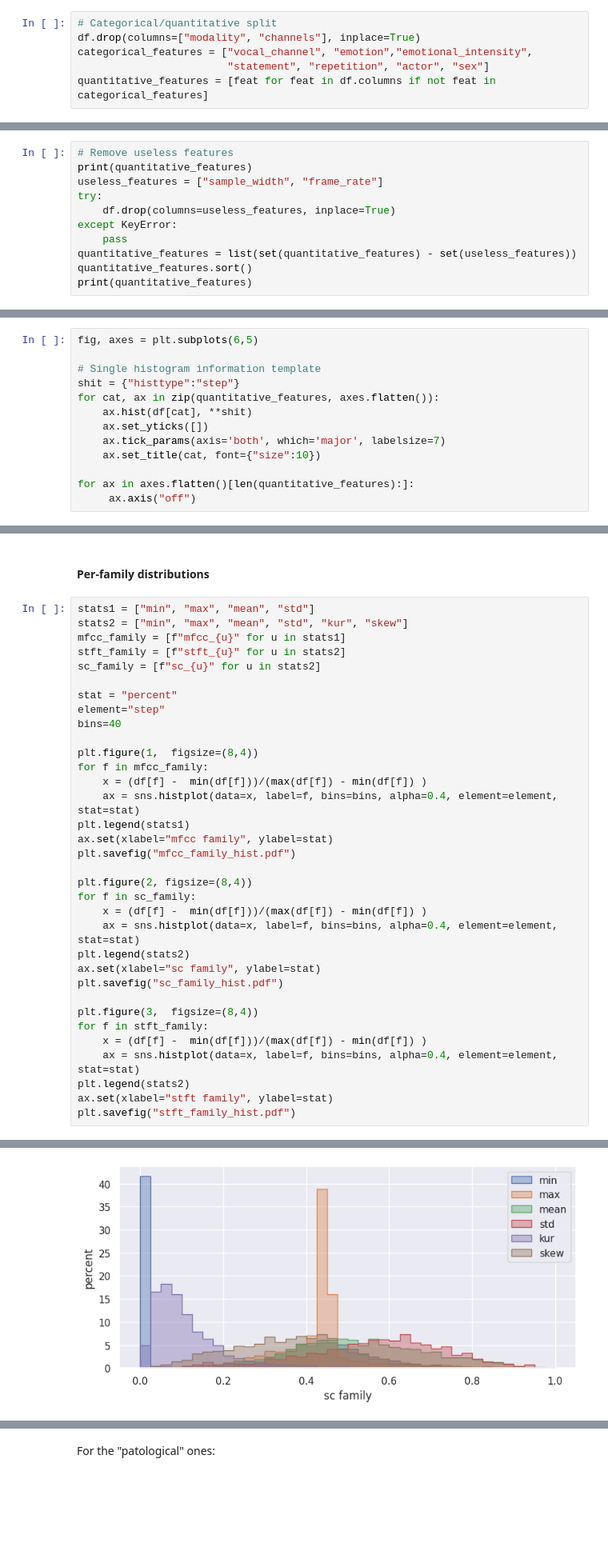
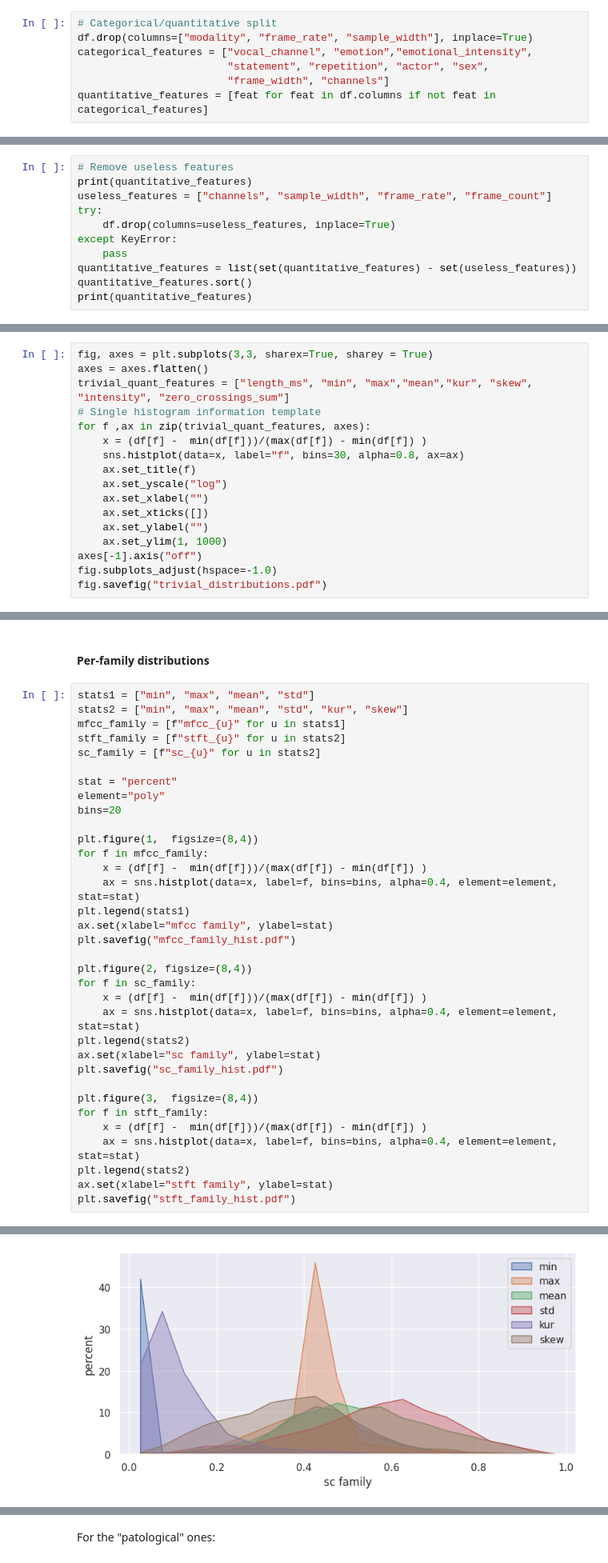
Before and after one commit to djanloo/dynamiting, a Jupyter notebook: UNDERSTANDING/data_understanding.ipynb, the cells around one changed output, grey strips where cells are left out. Shown at 80% size. Cells and saved outputs as stored; diff of their text form; blank space fills up the shorter version.

```diff
--- a/UNDERSTANDING/data_understanding.ipynb
+++ b/UNDERSTANDING/data_understanding.ipynb
@@ -68,8 +68,9 @@ Since `modality` is categorical with only one value we drop it now.
 # %%
 # Categorical/quantitative split
-df.drop(columns=["modality", "channels"], inplace=True)
+df.drop(columns=["modality", "frame_rate", "sample_width"], inplace=True)
 categorical_features = ["vocal_channel", "emotion","emotional_intensity",
-                        "statement", "repetition", "actor", "sex"]
+                        "statement", "repetition", "actor", "sex",
+                        "frame_width", "channels"]
 quantitative_features = [feat for feat in df.columns if not feat in categorical_features]
 # %%
 stats = df.describe()
@@ -120,7 +123,7 @@ Furthermore, `actor` field has almost 50% of missing values, so it is higly prob
 # %%
 # Remove useless features
 print(quantitative_features)
-useless_features = ["sample_width", "frame_rate"]
+useless_features = ["channels", "sample_width", "frame_rate", "frame_count"]
 try:
     df.drop(columns=useless_features, inplace=True)
 except KeyError:
@@ -138,13 +140,0 @@ print(quantitative_features)
-# %%
-fig, axes = plt.subplots(6,5)
-
-# Single histogram information template
-shit = {"histtype":"step"}
-for cat, ax in zip(quantitative_features, axes.flatten()):
-    ax.hist(df[cat], **shit)
-    ax.set_yticks([])
-    ax.tick_params(axis='both', which='major', labelsize=7)
-    ax.set_title(cat, font={"size":10})
-
-for ax in axes.flatten()[len(quantitative_features):]:
-     ax.axis("off")
@@ -152,0 +141,17 @@ for ax in axes.flatten()[len(quantitative_features):]:
+# %%
+fig, axes = plt.subplots(3,3, sharex=True, sharey = True)
+axes = axes.flatten()
+trivial_quant_features = ["length_ms", "min", "max","mean","kur", "skew", "intensity", "zero_crossings_sum"]
+# Single histogram information template
+for f ,ax in zip(trivial_quant_features, axes):
+    x = (df[f] -  min(df[f]))/(max(df[f]) - min(df[f]) )
+    sns.histplot(data=x, label="f", bins=30, alpha=0.8, ax=ax)
+    ax.set_title(f)
+    ax.set_yscale("log")
+    ax.set_xlabel("")
+    ax.set_xticks([])
+    ax.set_ylabel("")
+    ax.set_ylim(1, 1000)
+axes[-1].axis("off")
+fig.subplots_adjust(hspace=-1.0)
+fig.savefig("trivial_distributions.pdf")
@@ -160,8 +167,8 @@ stft_family = [f"stft_{u}" for u in stats2]
 sc_family = [f"sc_{u}" for u in stats2]
 
 stat = "percent"
-element="step"
-bins=40
+element="poly"
+bins=20
 
 plt.figure(1,  figsize=(8,4))
 for f in mfcc_family:
@@ -191 +198 @@ plt.savefig("stft_family_hist.pdf")
-[figure, old version]
+[figure, new version]
```
Also changed, not shown: parts of 26 cells of this notebook, 11 other files.
